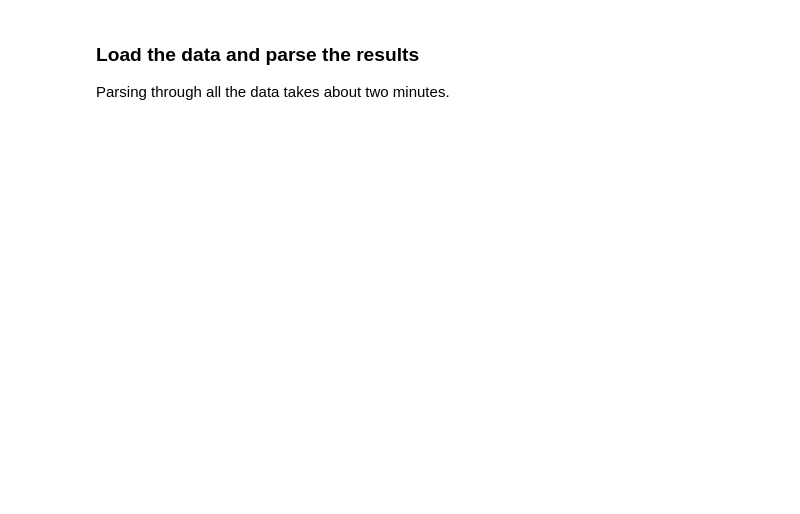
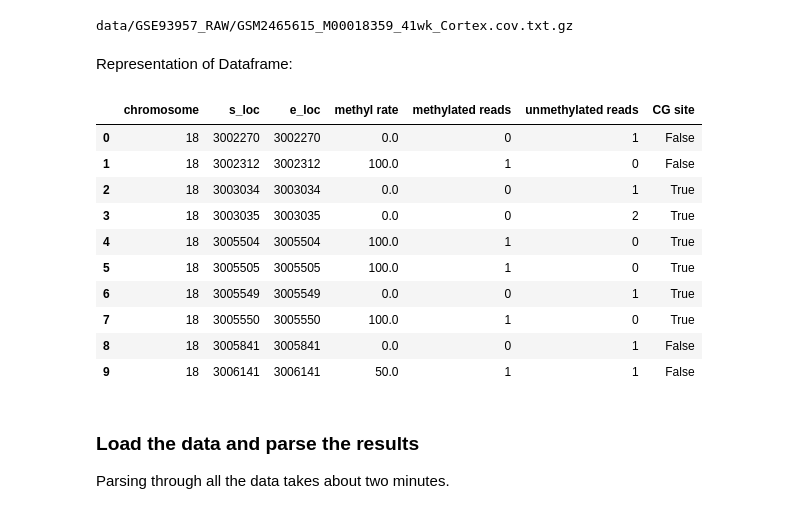
Before and after one commit to hunterDRuebsamen/Bioinformatic_Lab-1, a Jupyter notebook: methyl_analysis.ipynb, the cells around one changed output. Saved outputs shown, nothing was run; the diff lists cells and outputs as text; code cells hidden in the pictures; blank space fills up the shorter version.

```diff
--- a/methyl_analysis.ipynb
+++ b/methyl_analysis.ipynb
@@ -91,3 +22,24 @@ def _build_result_helper(filename, result):
+# %%
+reader = Cov_Read()
+df = reader.build_df("data/GSE93957_RAW/GSM2465615_M00018359_41wk_Cortex.cov.txt.gz", print_path=True)
+# %% [output]
+data/GSE93957_RAW/GSM2465615_M00018359_41wk_Cortex.cov.txt.gz
+# %% [markdown]
+Representation of Dataframe:
+# %%
+df.head(10)
+# %% [output]
+|  | chromosome | s_loc | e_loc | methyl rate | methylated reads | unmethylated reads | CG site |
+| 0 | 18 | 3002270 | 3002270 | 0.0 | 0 | 1 | False |
+| 1 | 18 | 3002312 | 3002312 | 100.0 | 1 | 0 | False |
+| 2 | 18 | 3003034 | 3003034 | 0.0 | 0 | 1 | True |
+| 3 | 18 | 3003035 | 3003035 | 0.0 | 0 | 2 | True |
+| 4 | 18 | 3005504 | 3005504 | 100.0 | 1 | 0 | True |
+| 5 | 18 | 3005505 | 3005505 | 100.0 | 1 | 0 | True |
+| 6 | 18 | 3005549 | 3005549 | 0.0 | 0 | 1 | True |
+| 7 | 18 | 3005550 | 3005550 | 100.0 | 1 | 0 | True |
+| 8 | 18 | 3005841 | 3005841 | 0.0 | 0 | 1 | False |
+| 9 | 18 | 3006141 | 3006141 | 50.0 | 1 | 1 | False |
 # %% [markdown]
 ### Load the data and parse the results
 
```
Also changed, not shown: parts of 15 cells of this notebook.
